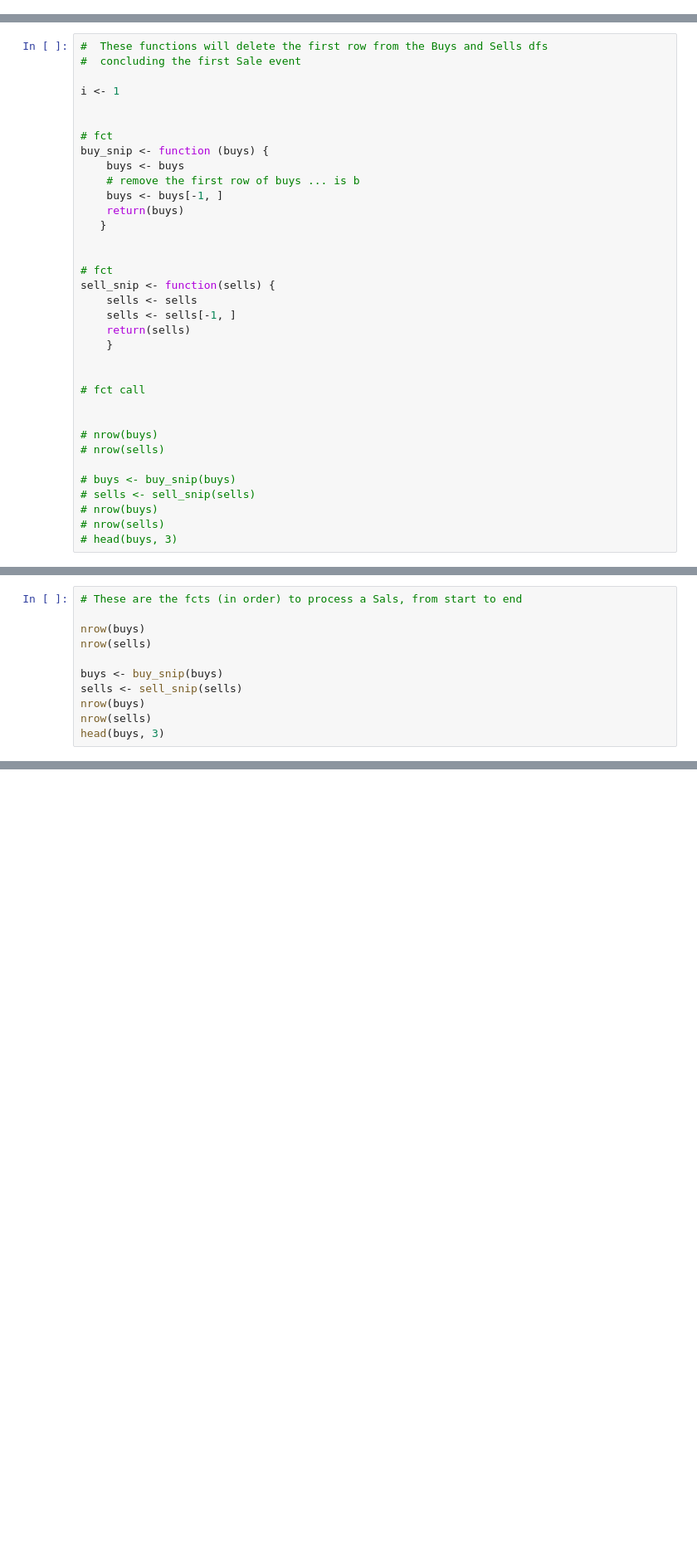
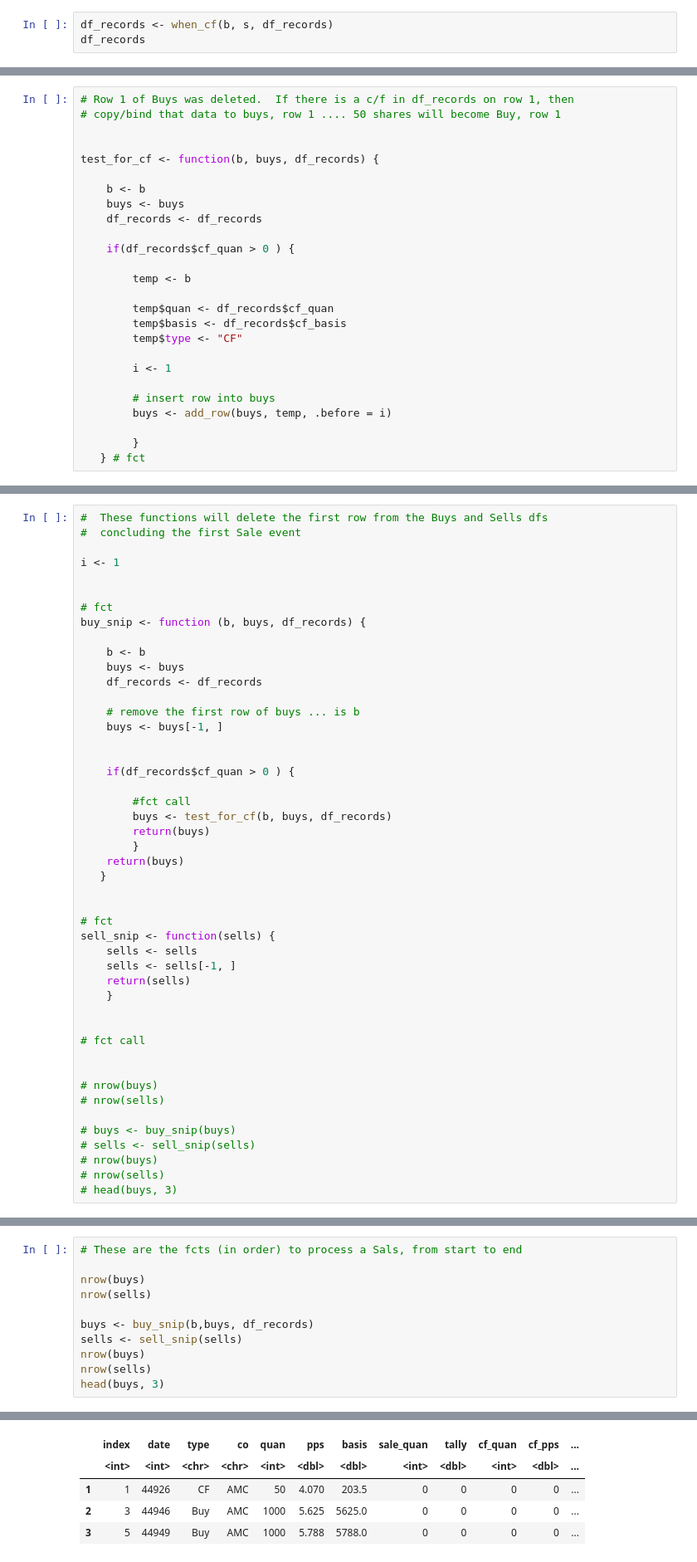
Before and after one commit to GrayCoHub/fifo_by_rows, a Jupyter notebook: fifo_rows.ipynb, the cells around one changed output, grey strips where cells are left out. Shown at 83% size. Cells and saved outputs as stored; diff of their text form; blank space fills up the shorter version.

Commit message:
New fct (test_for_cf() ) Progress with cf to buy[1,]

```diff
--- a/fifo_rows.ipynb
+++ b/fifo_rows.ipynb
@@ -137,0 +220,3 @@ nrow(buys)
+# %%
+df_records <- when_cf(b, s, df_records)
+df_records
@@ -138,2 +243,28 @@ nrow(buys)
+# %%
+# Row 1 of Buys was deleted.  If there is a c/f in df_records on row 1, then
+# copy/bind that data to buys, row 1 .... 50 shares will become Buy, row 1
+
+
+test_for_cf <- function(b, buys, df_records) {
+
+    b <- b
+    buys <- buys
+    df_records <- df_records
+
+    if(df_records$cf_quan > 0 ) {
+
+        temp <- b
+
+        temp$quan <- df_records$cf_quan
+        temp$basis <- df_records$cf_basis
+        temp$type <- "CF"
+
+        i <- 1
+
+        # insert row into buys
+        buys <- add_row(buys, temp, .before = i)
+
+        }
+   } # fct
 # %%
 head(buys, 3)
@@ -145,10 +283,22 @@ i <- 1
 
 
 # fct
-buy_snip <- function (buys) {
+buy_snip <- function (b, buys, df_records) {
+
+    b <- b
     buys <- buys
+    df_records <- df_records
+
     # remove the first row of buys ... is b
     buys <- buys[-1, ]
+
+
+    if(df_records$cf_quan > 0 ) {
+
+        #fct call
+        buys <- test_for_cf(b, buys, df_records)
+        return(buys)
+        }
     return(buys)
    }
 
@@ -178,8 +335,9 @@ sell_snip <- function(sells) {
 nrow(buys)
 nrow(sells)
 
-buys <- buy_snip(buys)
+buys <- buy_snip(b,buys, df_records)
 sells <- sell_snip(sells)
 nrow(buys)
 nrow(sells)
 head(buys, 3)
+# %% [output]
@@ -185,0 +349,5 @@ head(buys, 3)
+|  | index | date | type | co | quan | pps | basis | sale_quan | tally | cf_quan | cf_pps | ... |
+|  | <int> | <int> | <chr> | <chr> | <int> | <dbl> | <dbl> | <int> | <dbl> | <int> | <dbl> | ... |
+| 1 | 1 | 44926 | CF | AMC | 50 | 4.070 | 203.5 | 0 | 0 | 0 | 0 | ... |
+| 2 | 3 | 44946 | Buy | AMC | 1000 | 5.625 | 5625.0 | 0 | 0 | 0 | 0 | ... |
+| 3 | 5 | 44949 | Buy | AMC | 1000 | 5.788 | 5788.0 | 0 | 0 | 0 | 0 | ... |
```
Also changed, not shown: parts of 44 cells of this notebook.
